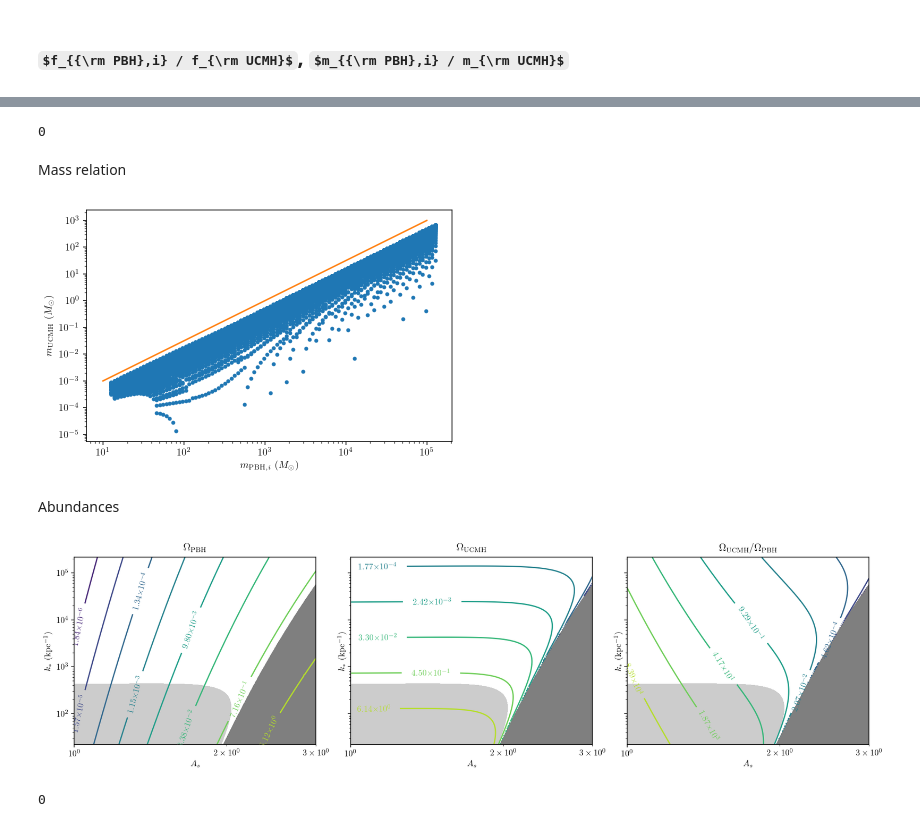
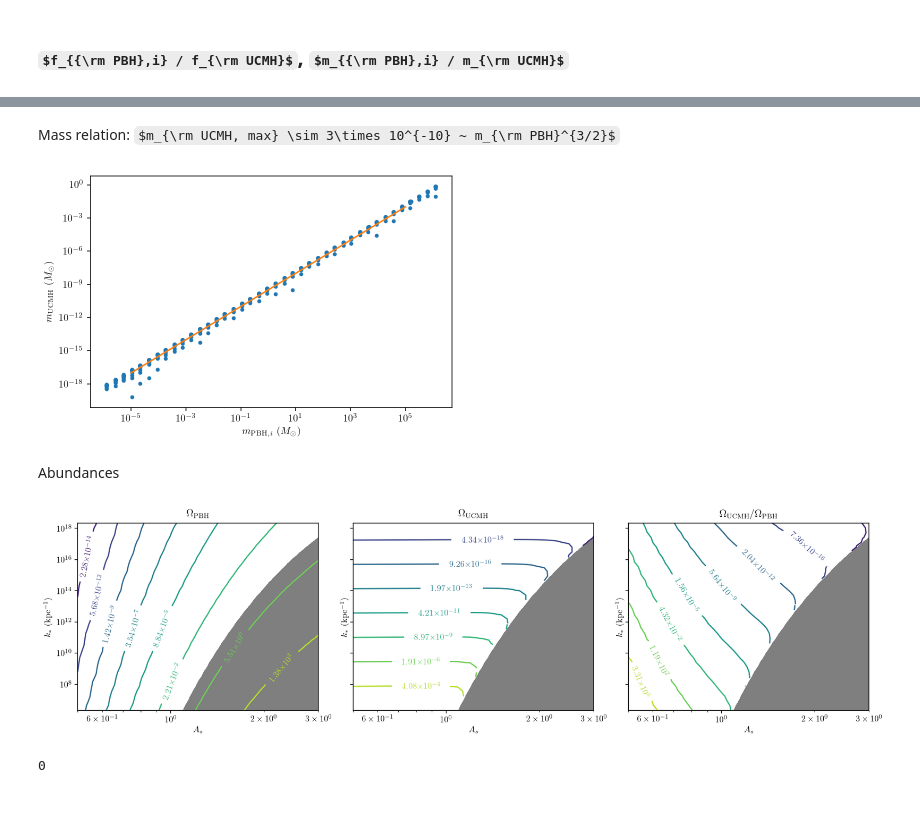
Before and after one commit to bradkav/pyverse, a Jupyter notebook: pbh_ucmh_connection_12_dec_2018.ipynb, the cells around one changed output, grey strips where cells are left out. Cells and saved outputs as stored; diff of their text form; code cells hidden in the pictures; some formulas as TeX source.

Commit message:
Revised plots.

```diff
--- a/pbh_ucmh_connection_12_dec_2018.ipynb
+++ b/pbh_ucmh_connection_12_dec_2018.ipynb
@@ -117,7 +119,7 @@ Text(0, 0.5, '$\\frac{df}{dm}$ ($M_\\odot^{-1}$)')
 # %%
-a_spikes = np.logspace(-15, -9, 20)
+a_spikes = np.logspace(-15, -9, 40)
 kss = 1 / r_hor_phys(a_spikes)
-Ass = np.logspace(0, np.log10(3), 20)
+Ass = np.logspace(np.log10(0.5), np.log10(3), 40)
 As_mg, ks_mg = np.meshgrid(Ass, kss)
 
 a_is = np.logspace(-16, -8, 500)
@@ -155,6 +154,0 @@ np.savetxt(f_pbhs)
-# %%
-os.system("say 'Done'")
-# %% [output]
-0
-# %% [markdown]
-Mass relation
@@ -161,16 +162,18 @@ Mass relation
+# %% [markdown]
+Mass relation: $m_{\rm UCMH, max} \sim 3\times 10^{-10} ~ m_{\rm PBH}^{3/2}$
 # %%
 plt.plot(m_pbh_means.flatten(), m_ucmh_means.flatten(), '.')
-plt.plot([1e1, 1e5], [1e-3, 1e3])
+plt.plot([1e-5, 1e5], [1e-17, 1e-2])
 
 plt.xscale("log")
 plt.yscale("log")
 plt.xlabel(r"$m_{{\rm PBH}, i}$ ($M_\odot$)")
 plt.ylabel(r"$m_{\rm UCMH}$ ($M_\odot$)")
 
 plt.tight_layout()
 # plt.savefig("../figures/m_pbh_vs_m_ucmh.pdf")
 # %% [output]
-[figure, old version]
+[figure, new version]
 # %% [markdown]
 Abundances
 # %%
@@ -193,9 +196,9 @@ ax.set_title(r"$\Omega_{\rm UCMH} / \Omega_{\rm PBH}$")
 sci_contours(As_mg, ks_mg, f_ucmhs / f_pbhs, ax)
 
 fig.tight_layout()
-# fig.savefig("../figures/abundances.pdf")
+fig.savefig("../figures/abundances.pdf")
 # %% [output]
-[figure, old version]
+[figure, new version]
 # %%
 os.system("say 'Done'")
 # %% [output]
```
Also changed, not shown: parts of 3 cells of this notebook, 6 other files.
